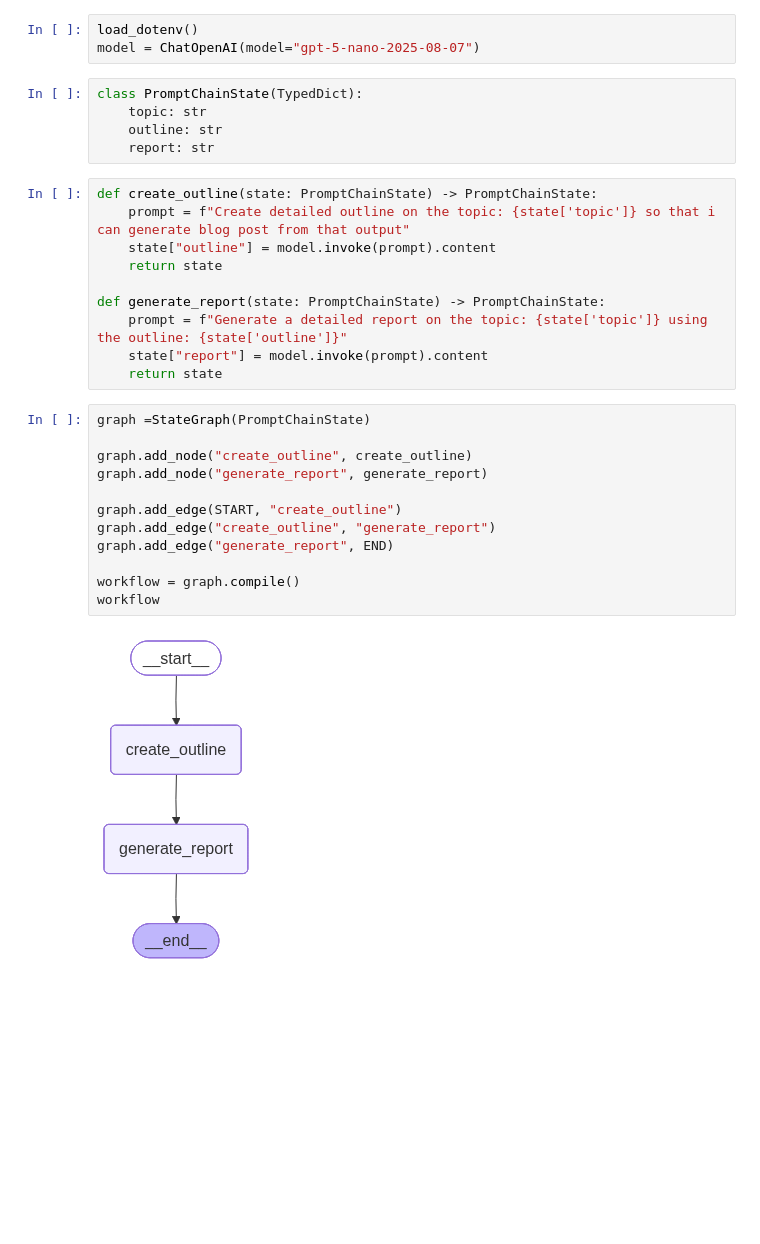
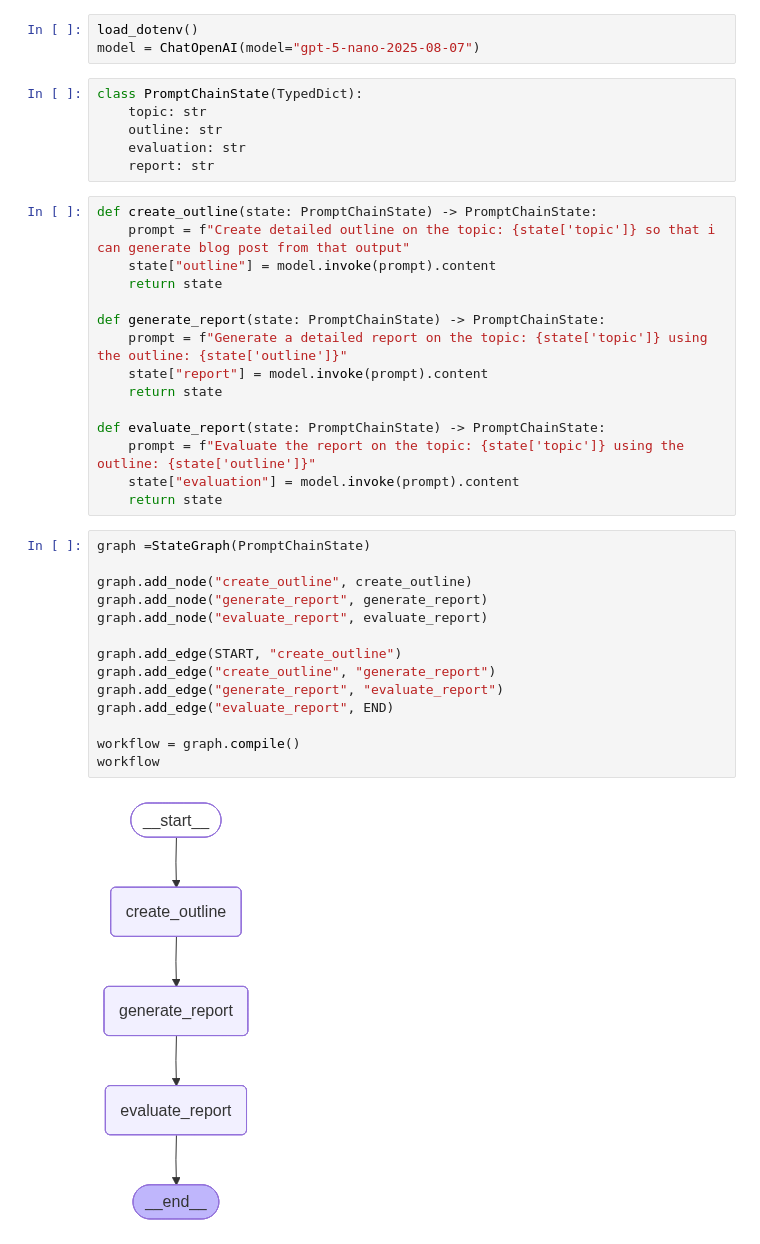
Before and after one commit to Khushil-21/Agentic-AI, a Jupyter notebook: LangGraph/Sequential/03_prompt_chain.ipynb, the cells around one changed output. Drawn from its saved outputs; the diff is of its cells as text; blank space fills up the shorter version.

Commit message:
Evaluation of report

```diff
--- a/LangGraph/Sequential/03_prompt_chain.ipynb
+++ b/LangGraph/Sequential/03_prompt_chain.ipynb
@@ -10,6 +10,7 @@ model = ChatOpenAI(model="gpt-5-nano-2025-08-07")
 class PromptChainState(TypedDict):
     topic: str
     outline: str
+    evaluation: str
     report: str
 # %%
 def create_outline(state: PromptChainState) -> PromptChainState:
@@ -21,18 +22,25 @@ def generate_report(state: PromptChainState) -> PromptChainState:
     prompt = f"Generate a detailed report on the topic: {state['topic']} using the outline: {state['outline']}"
     state["report"] = model.invoke(prompt).content
     return state
+
+def evaluate_report(state: PromptChainState) -> PromptChainState:
+    prompt = f"Evaluate the report on the topic: {state['topic']} using the outline: {state['outline']}"
+    state["evaluation"] = model.invoke(prompt).content
+    return state
 # %%
 graph =StateGraph(PromptChainState)
 
 graph.add_node("create_outline", create_outline)
 graph.add_node("generate_report", generate_report)
+graph.add_node("evaluate_report", evaluate_report)
 
 graph.add_edge(START, "create_outline")
 graph.add_edge("create_outline", "generate_report")
-graph.add_edge("generate_report", END)
+graph.add_edge("generate_report", "evaluate_report")
+graph.add_edge("evaluate_report", END)
 
 workflow = graph.compile()
 workflow
 # %% [output]
-[figure, old version]
+[figure, new version]
 # %%
```
Also changed, not shown: parts of 4 cells of this notebook.
